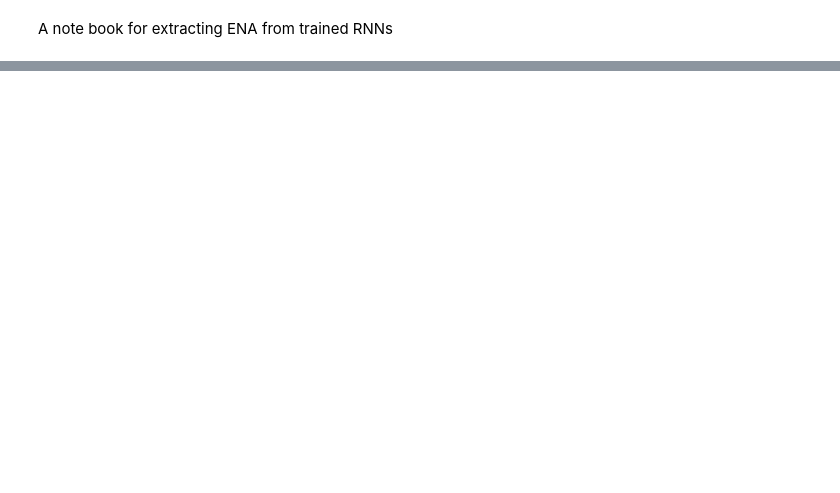
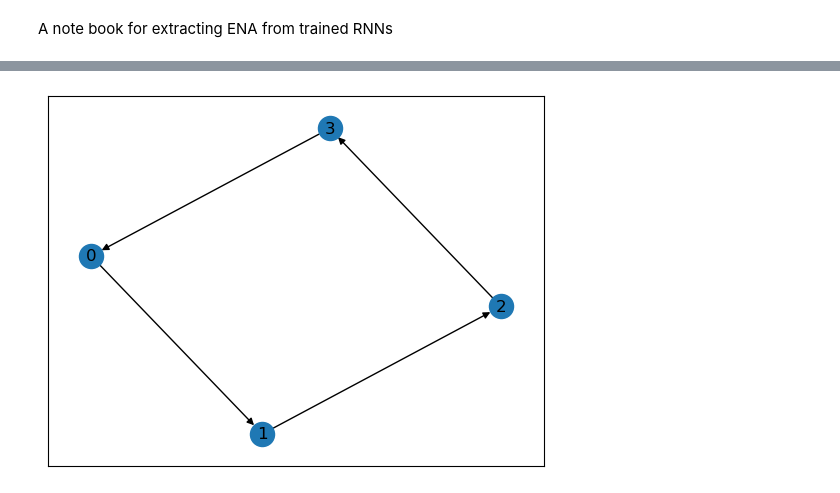
Before and after one commit to Muhfad/Excitable-Reservoirs, a Jupyter notebook: extracting.ipynb, the cells around one changed output, grey strips where cells are left out. Saved outputs shown, nothing was run; the diff lists cells and outputs as text; code cells hidden in the pictures; blank space fills up the shorter version.

```diff
--- a/extracting.ipynb
+++ b/extracting.ipynb
@@ -299,24 +321,27 @@ class ENA_extractor(nn.Module):
 # %%
+random.seed(42)
 n_out = 1
 n_in = 1
 # n = Wr.shape[0]
 k = 4
 q = 0.01
 A = torch.zeros(k, k)
-# sparsity = 0.7 * 1/k
-# A = np.random.binomial(1, sparsity, (k, k))
-# np.fill_diagonal(A, 0)
-# A = torch.tensor(remove_two_loops(A))
-A[:4, :4] = torch.tensor(
-             [[0, 1, 0, 0],
+A[:4, :4] = torch.tensor([
+             [0, 1, 0, 0],
              [0, 0, 1, 0],
              [0, 0, 0, 1],
              [1, 0, 0, 0]])
+# A[:3, :3] = torch.tensor([
+#     [0, 1, 0],
+#     [0, 0, 1],
+#     [1, 0, 0]
+# ])
 p = torch.tensor([-0.7, 1, 0])
-Wp = 0.3*torch.ones((k, k))
+Wp = 0.01*torch.ones((k, k))
+# Wp = torch.randn((k, k))
 beta = torch.tensor(10.0)
 # sparsity = 0.5*1/n
 # def __init__(self, k, beta_init, p_init, w_p, n_out, A):
-scaling = torch.tensor([0.1, 0.1, 0.1])
+scaling = torch.tensor([-3.0, 1, 1.0])
 extractor = ENA_extractor(k, beta, p, Wp, n_out, n_in, scaling, A)
 loss_fn = torch.nn.MSELoss()
@@ -323 +362,9 @@ loss_fn = torch.nn.MSELoss()
+# %%
+G = convert_to_nx(A)
+pos = nx.spring_layout(G)
+pos = nx.nx_agraph.graphviz_layout(G)
+nx.draw_networkx(G, pos, edge_color = 'k'); plt.show()
+#%%
+# %% [output]
+[figure, added]
 # %%
```
Also changed, not shown: parts of 28 cells of this notebook, 6 other files.
